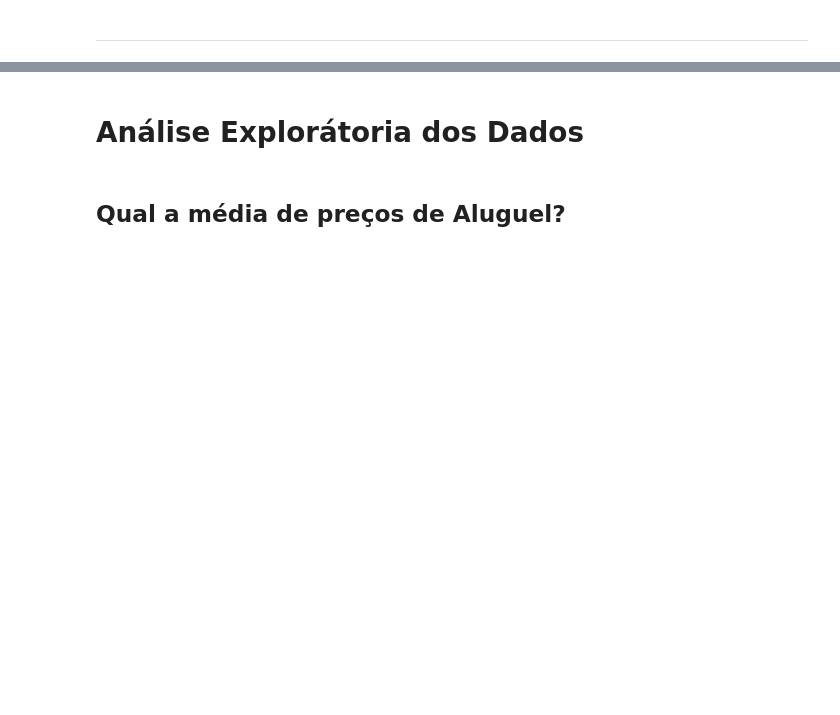
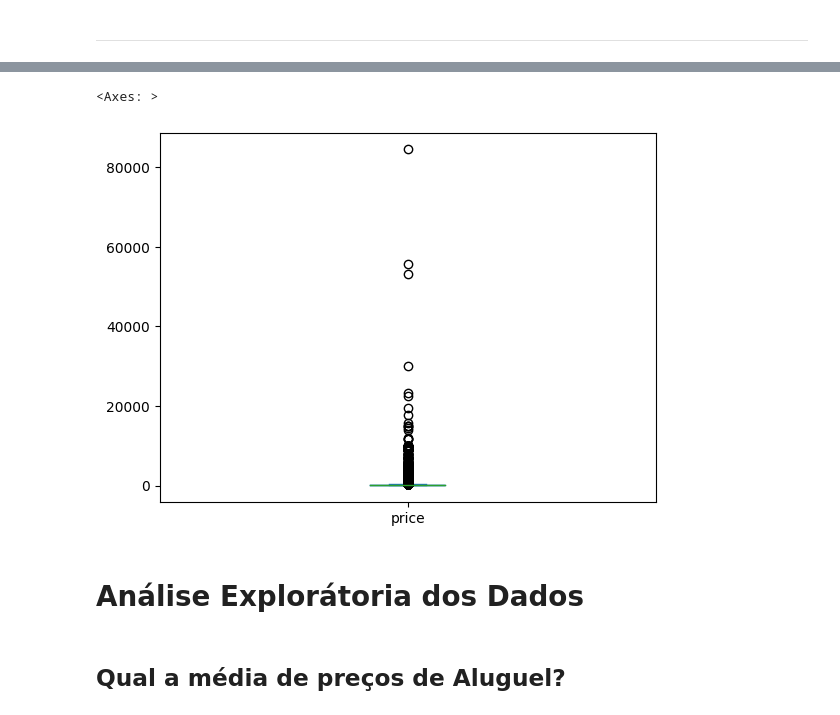
Before and after one commit to SarahFeanor/Airbnb_Paris_EDA_Project_ADATech, a Jupyter notebook: Projeto_Grupo2_Turma_1102.ipynb, the cells around one changed output, grey strips where cells are left out. Saved outputs shown, nothing was run; the diff lists cells and outputs as text; code cells hidden in the pictures; blank space fills up the shorter version.

```diff
--- a/Projeto_Grupo2_Turma_1102.ipynb
+++ b/Projeto_Grupo2_Turma_1102.ipynb
@@ -439,3 +453,9 @@ df[['price', 'minimum_nights', 'number_of_reviews', 'reviews_per_month',
+# %%
+# plotando o boxplot
+df[["price"]].plot(kind='box')
+# %% [output]
+<Axes: >
+[figure, added]
 # %% [markdown]
 # **Análise Explorátoria dos Dados**
 # %% [markdown]
```
Also changed, not shown: parts of 2 cells of this notebook.
